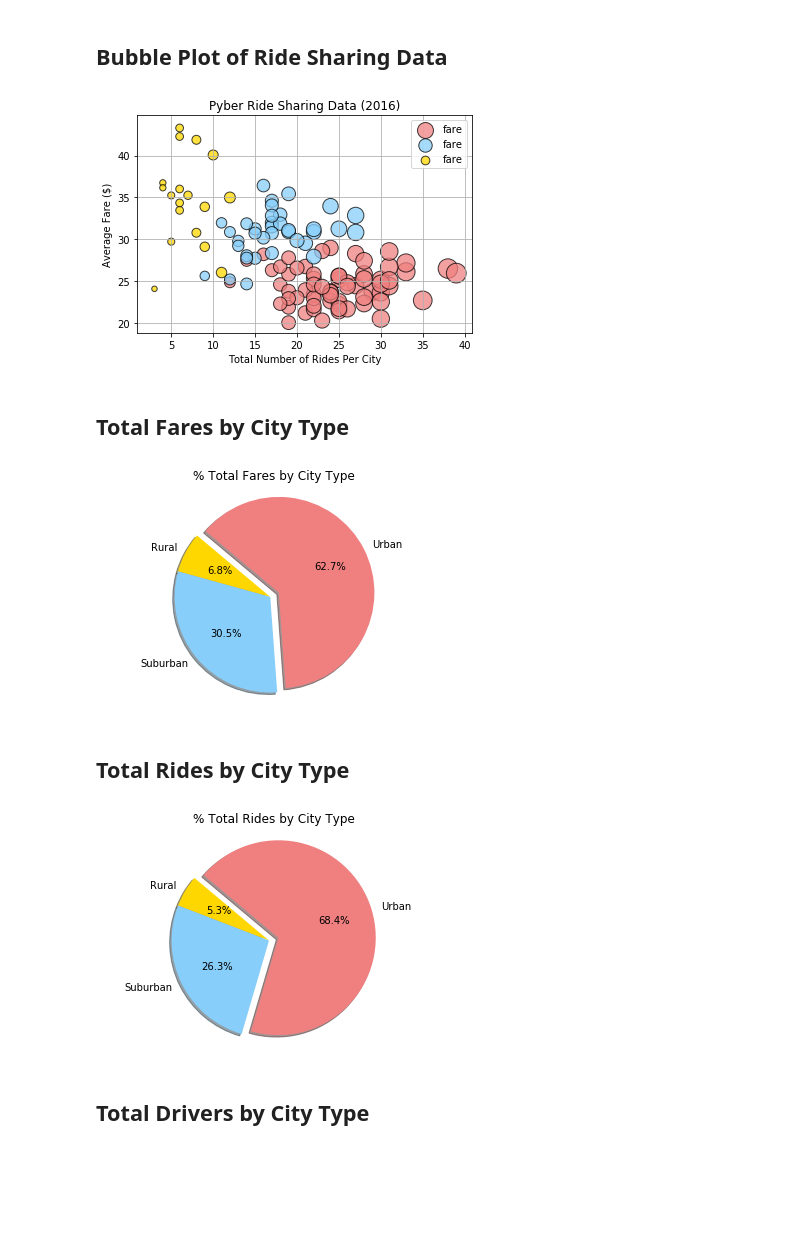
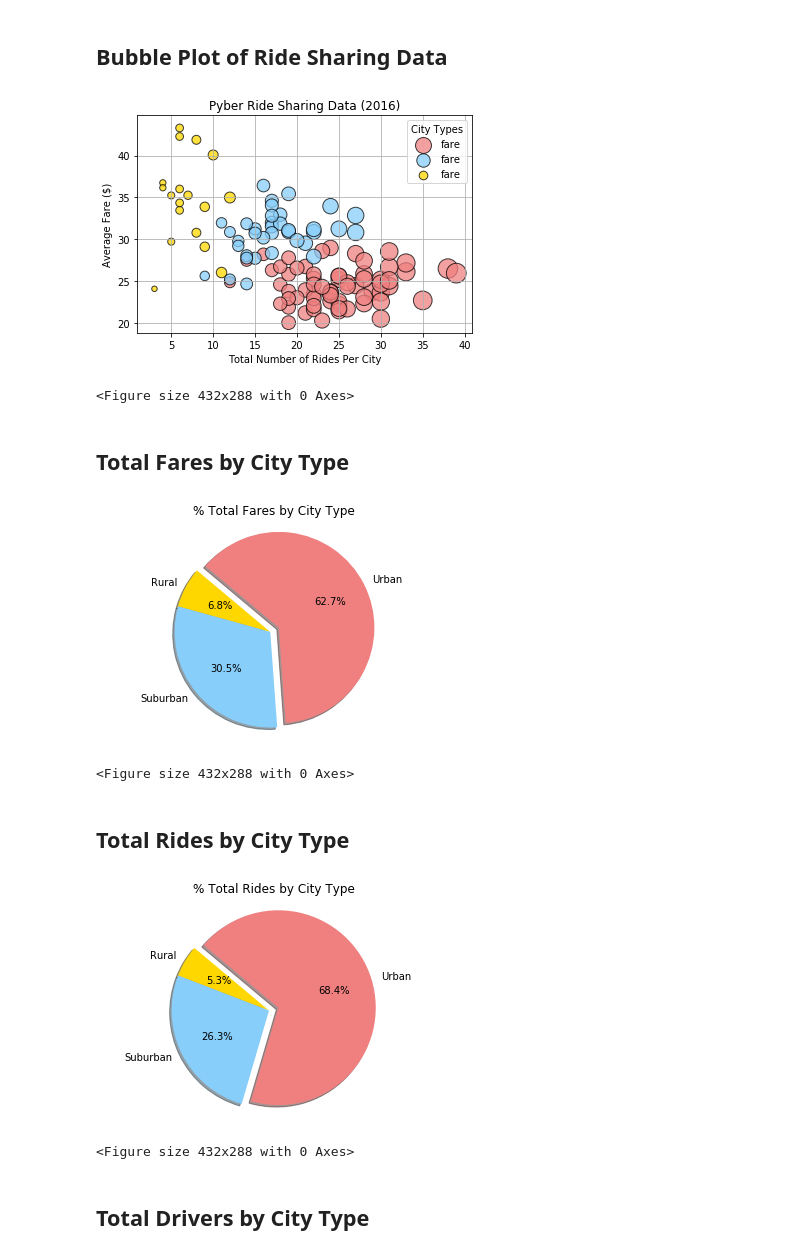
Before and after one commit to zovel/pyber, a Jupyter notebook: pyber_velie.ipynb, the cells around one changed output. Cells and saved outputs as stored; diff of their text form; code cells hidden in the pictures; blank space fills up the shorter version.

```diff
--- a/pyber_velie.ipynb
+++ b/pyber_velie.ipynb
@@ -51,7 +40,6 @@ x_axis_urban=city_groups_urban["ride_id"]
 #y-values
 fare_groups_urban=urban_values.groupby(["city"])["fare"].mean()
 y_axis_urban=fare_groups_urban
-
 
 #size
 urban_driver_count=city_groups_urban["driver_count"]
@@ -76,71 +64,57 @@ city_groups_rural=rural_values.groupby(["city"]).count()
 x_axis_rural=city_groups_rural["ride_id"]
 
 #y-values
 fare_groups_rural=rural_values.groupby(["city"])["fare"].mean()
 y_axis_rural=fare_groups_rural
 
 #size
 rural_driver_count=city_groups_rural["driver_count"]
 
 # Build the scatter plots for each city types
 urban=plt.scatter(x_axis_urban, y_axis_urban,s=urban_driver_count*10, marker="o", facecolors="lightcoral", edgecolors="black",alpha=0.75)
 suburban=plt.scatter(x_axis_suburban, y_axis_suburban,s=suburban_driver_count*10, marker="o", facecolors="lightskyblue", edgecolors="black",alpha=0.75)
 rural=plt.scatter(x_axis_rural, y_axis_rural, s=rural_driver_count*10, marker="o", facecolors="gold",edgecolors="black", alpha=0.75)
 
 #Incorporate the other graph properties
 plt.title("Pyber Ride Sharing Data (2016)")
 plt.xlabel("Total Number of Rides Per City")
 plt.ylabel("Average Fare ($)")
 
 #Grid
 plt.grid()
 
 # Create a legend
 
-plt.legend(handles=[urban,suburban,rural],loc= "best")
+plt.legend(title="City Types",loc= "best")
 
 plt.show()
-
 # Incorporate a text label regarding circle size
 
+
 # Save Figure
-# You must include a written description of three observable trends based on the data.
-# * You must use proper labeling of your plots, including aspects like: Plot Titles, Axes Labels, Legend Labels, Wedge Percentages, and Wedge Labels.
-# * Remember when making your plots to consider aesthetics!
-#   * You must stick to the Pyber color scheme (Gold, Light Sky Blue, and Light Coral) in producing your plot and pie charts.
-#   * When making your Bubble Plot, experiment with effects like `alpha`, `edgecolor`, and `linewidths`.
-#   * When making your Pie Chart, experiment with effects like `shadow`, `startangle`, and `explosion`.
+plt.savefig("Pyber_Bubble.png")
 # %% [output]
-[figure, old version]
+[figure, new version]
+<Figure size 432x288 with 0 Axes>
 # %% [markdown]
 ## Total Fares by City Type
 # %%
 #URBAN
-urban_sums=urban_values.groupby(["city"])["fare"].sum()
-total_urban=urban_sums.sum()
+urban_sums=urban_values["fare"].sum()
 
 #SUBURBAN
-suburban_sums=suburban_values.groupby(["city"])["fare"].sum()
-total_suburban=suburban_sums.sum()
+suburban_sums=suburban_values["fare"].sum()
 
 #RURAL
-rural_sums=rural_values.groupby(["city"])["fare"].sum()
-total_rural=rural_sums.sum()
-
-#Calculate type percents
-total_sum=total_urban + total_suburban + total_rural
-urban_percent_calc=[total_urban/total_sum]
-suburban_percent_calc= [total_suburban/total_sum]
-rural_percent_calc=[total_rural/total_sum]
+rural_sums=rural_values["fare"].sum()
 
 # Build Pie Chart
 labels = ["Rural","Suburban","Urban"]
-sizes = [rural_percent_calc,suburban_percent_calc,urban_percent_calc]
+sizes = [rural_sums,suburban_sums,urban_sums]
 colors = ["gold","lightskyblue","lightcoral"]
 explode=(0,0,0.1)
 
 plt.title("% Total Fares by City Type")
-
 
 #Plot Pie Chart
 plt.pie(sizes,explode= explode, labels=labels, colors=colors, autopct="%1.1f%%", shadow=True,startangle=140)
@@ -148,33 +122,26 @@ plt.axis("equal")
 
 plt.show()
 
-# # Save Figure
+# Save Figure
+plt.savefig("Total_Fare_Pie.png")
 # %% [output]
 [figure]
+<Figure size 432x288 with 0 Axes>
 # %% [markdown]
 ## Total Rides by City Type
 # %%
 #URBAN
-urban_ride_count=urban_values.groupby(["city"])["ride_id"].count()
-total_urban_ride=urban_ride_count.sum()
+urban_ride_count=urban_values["ride_id"].count()
 
 #SUBURBAN
-suburban_ride_count=suburban_values.groupby(["city"])["ride_id"].count()
-total_suburban_ride=suburban_ride_count.sum()
+suburban_ride_count=suburban_values["ride_id"].count()
 
 #RURAL
-rural_ride_count=rural_values.groupby(["city"])["ride_id"].count()
-total_rural_ride=rural_ride_count.sum()
-
-#Calculate ride percents
-total_ride_sum=total_urban_ride + total_suburban_ride + total_rural_ride
-urban_ride_percent=[total_urban_ride/total_ride_sum]
-suburban_ride_percent= [total_suburban_ride/total_ride_sum]
-rural_ride_percent=[total_rural_ride/total_ride_sum]
+rural_ride_count=rural_values["ride_id"].count()
 
 #Build Pie Chart
 labels = ["Rural","Suburban","Urban"]
-sizes = [ rural_ride_percent,suburban_ride_percent,urban_ride_percent]
+sizes = [rural_ride_count,suburban_ride_count,urban_ride_count]
 colors = ["gold","lightskyblue","lightcoral"]
 explode=(0,0,0.1)
 
@@ -187,8 +154,10 @@ plt.axis("equal")
 plt.show()
 
 # Save Figure
+plt.savefig("Ride_By_Type.png")
 # %% [output]
 [figure]
+<Figure size 432x288 with 0 Axes>
 # %% [markdown]
 ## Total Drivers by City Type
 # %%
```
Also changed, not shown: parts of 2 cells of this notebook, 6 other files.
